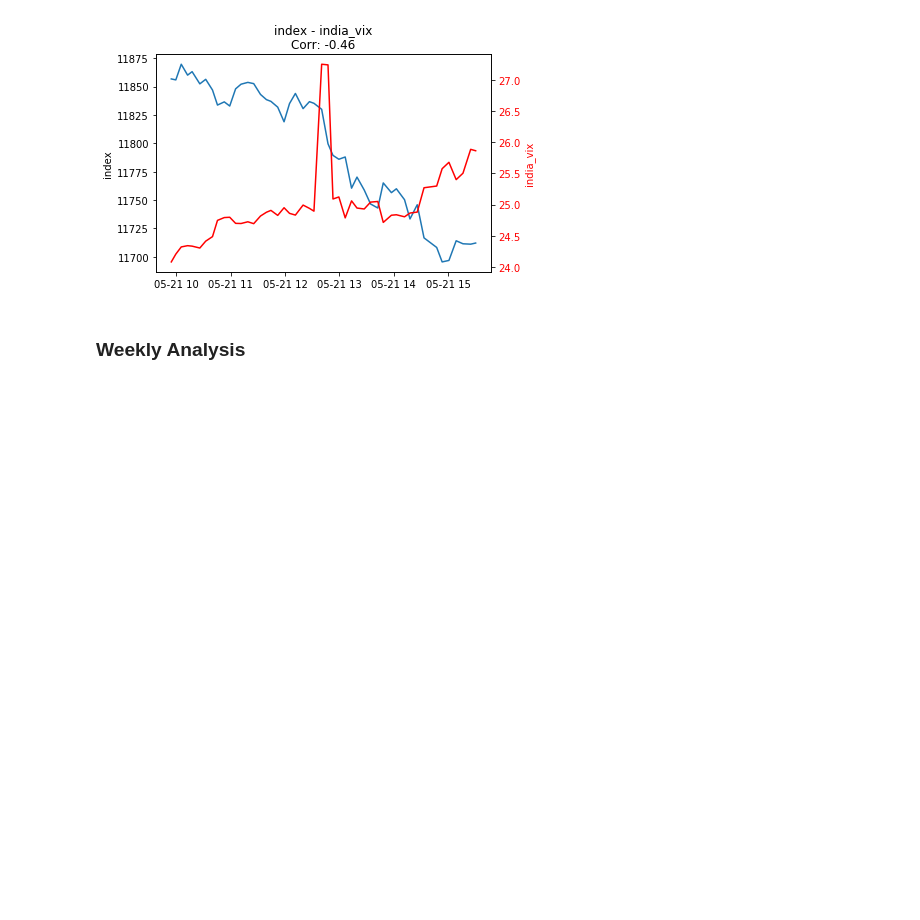
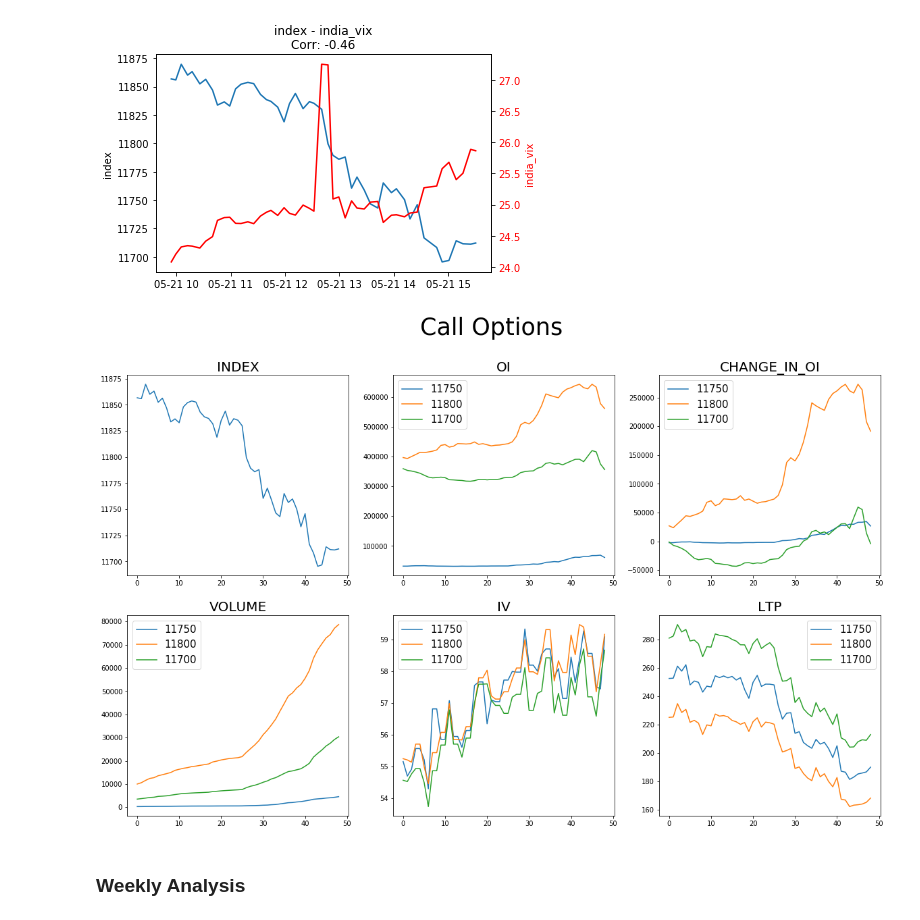
Before and after one commit to pratporetw/trool, a Jupyter notebook: Analysis.ipynb, the cells around one changed output. Cells and saved outputs as stored; diff of their text form; code cells hidden in the pictures; blank space fills up the shorter version.

Commit message:
updated Analysis notebook for strike price plot of oi, iv, volume etc

```diff
--- a/Analysis.ipynb
+++ b/Analysis.ipynb
@@ -11,7 +11,7 @@ import matplotlib.pyplot as plt
 # %%
 TROOL_HOME = os.path.expanduser("~") + "/trool"
 TROOL_DATA_DIR = TROOL_HOME + "/data"
-STRIKE_PRICE_RANGE = 5
+STRIKE_PRICE_RANGE = 2
 # %%
 date_today = datetime.today().date()
 # %%
@@ -56,13 +56,32 @@ def plot_shared_x_axis(x, y1, y1label, y2, y2label):
     plt.xticks(rotation=90)
     plt.title("{} - {}\nCorr: {:.2f}".format(y1label, y2label, corr_coef))
     fig.show()
+# %%
+def plot_strike_price_data(option_type, index_values, strike_price_filter=None, **kwargs):
+    fig, ax = plt.subplots(2, 3, figsize=(20, 12))
+    fig.suptitle(option_type, fontsize=35)
+    ax[0, 0].set_title("INDEX", fontsize=20)
+    ax[0, 0].plot(index_values)
+
+    plot_number = 1
+    for key in kwargs.keys():
+        plot_axis = ax[int(plot_number / 3), plot_number % 3]
+        if strike_price_filter:
+            strike_prices = strike_price_filter
+        else:
+            strike_prices = kwargs[key].keys()
+        for strike_price in strike_prices:
+            values = [float(val.replace(",", "")) for val in kwargs[key][strike_price]]
+            plot_axis.plot(values)
+        plot_axis.set_title(key.upper(), fontsize=20)
+        plot_axis.legend(strike_prices, fontsize=15)
+        plot_number += 1
 # %%
-def plot_oc_chain_data(oc):
+def plot_oc_chain_data(oc, strike_price_filter=None):
     strike_price_range = get_strike_price_range(oc)
-#     print("Strike price range: {}".format(strike_price_range))
     index_values, india_vix = [], []
-    call_oi, call_change_in_oi, call_volume, call_iv = {}, {}, {}, {}
-    put_oi, put_change_in_oi, put_volume, put_iv = {}, {}, {}, {}
+    call_oi, call_change_in_oi, call_volume, call_iv, call_ltp = {}, {}, {}, {}, {}
+    put_oi, put_change_in_oi, put_volume, put_iv, put_ltp = {}, {}, {}, {}, {}
     for ts in oc.keys():
         index_values.append(oc[ts]["value"])
         india_vix.append(oc[ts]["india_vix"])
@@ -73,24 +92,30 @@ def plot_oc_chain_data(oc):
             call_change_in_oi[strike_price] = call_change_in_oi.get(strike_price, []) + [call_tsoc["ChangeInOI"]]
             call_volume[strike_price] = call_volume.get(strike_price, []) + [call_tsoc["Volume"]]
             call_iv[strike_price] = call_iv.get(strike_price, []) + [call_tsoc["IV"]]
+            call_ltp[strike_price] = call_ltp.get(strike_price, []) + [call_tsoc["LTP"]]
 
             put_tsoc = tsoc[strike_price]["Put"]
             put_oi[strike_price] = put_oi.get(strike_price, []) + [put_tsoc["OI"]]
             put_change_in_oi[strike_price] = put_change_in_oi.get(strike_price, []) + [put_tsoc["ChangeInOI"]]
             put_volume[strike_price] = put_volume.get(strike_price, []) + [put_tsoc["Volume"]]
             put_iv[strike_price] = put_iv.get(strike_price, []) + [put_tsoc["IV"]]
+            put_ltp[strike_price] = put_ltp.get(strike_price, []) + [put_tsoc["LTP"]]
     index_len = len(index_values)
     assert len(india_vix) == index_len
     for var in [call_oi, call_change_in_oi, call_volume, call_iv, put_oi, put_change_in_oi, put_volume, put_iv]:
         for strike_price in var.keys():
             assert len(var[strike_price]) == index_len
 
+    index_values = [float(ind_val) for ind_val in index_values]
     timestampts =  list(oc.keys())
     plot_shared_x_axis(timestampts, index_values, "index", india_vix, "india_vix")
+    plot_strike_price_data("Call Options", index_values, strike_price_filter=strike_price_filter, oi=call_oi, change_in_oi=call_change_in_oi,
+                           volume=call_volume, iv=call_iv, ltp=call_ltp)
 # %%
-plot_oc_chain_data(nf_weekly)
+plot_oc_chain_data(nf_weekly, [11750,11800, 11700])
 # %% [output]
 [figure]
+[figure, added]
 # %% [markdown]
 ### Weekly Analysis
 # %%
```
